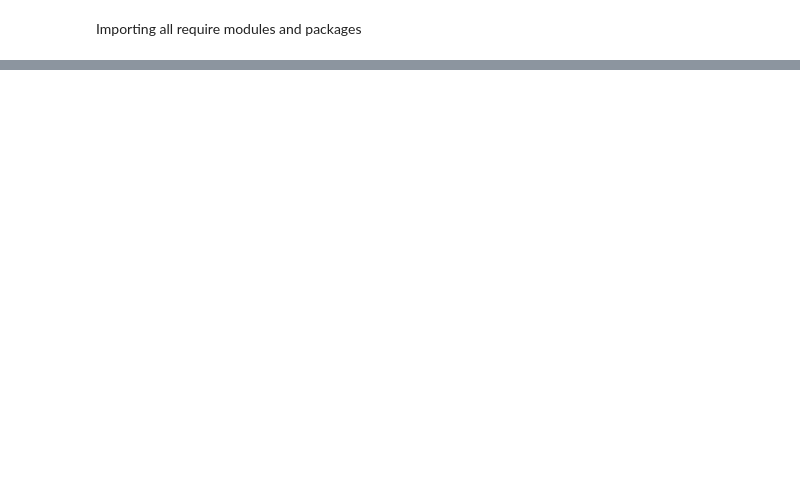
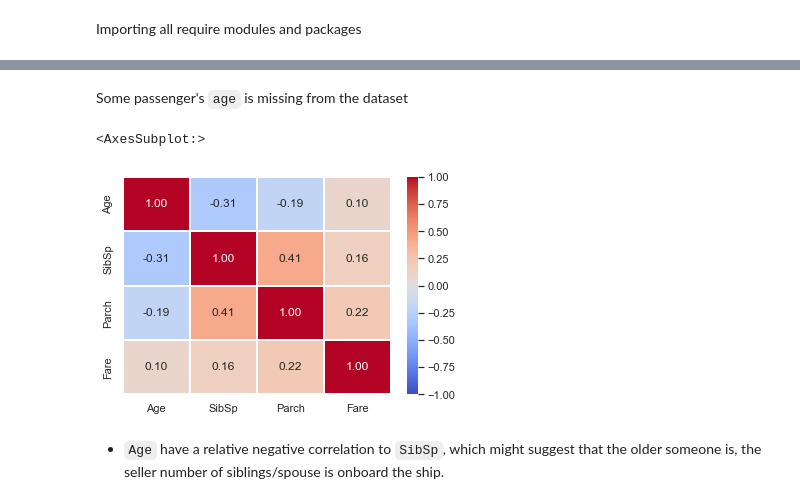
Before and after one commit to kelvintanwm/Kaggle, a Jupyter notebook: 1. Titanic/titanic_project.ipynb, the cells around one changed output, grey strips where cells are left out. Saved outputs shown, nothing was run; the diff lists cells and outputs as text; code cells hidden in the pictures; blank space fills up the shorter version.

```diff
--- a/1. Titanic/titanic_project.ipynb
+++ b/1. Titanic/titanic_project.ipynb
@@ -39,0 +38,3 @@ import opendatasets as od
+# %%
+sns.set()
+plt.rc('font', size=15)
@@ -51,0 +46,12 @@ print(response.status_code)
+# %%
+training = pd.read_csv('titanic/train.csv')
+test = pd.read_csv('titanic/test.csv')
+
+# to indicate whether the
+training['train_test'] = 1
+test['train_test'] = 0
+test['Survived'] = np.NaN
+all_data = pd.concat([training,test])
+
+%matplotlib inline
+all_data.columns
@@ -51,0 +139,7 @@ print(response.status_code)
+# %%
+# PassengerId  will not be included since it is just an indexof the passenger
+# "Survived" is the target variable
+# "train_test" is to classify whether the data is from training or test dataset
+
+num_df = training[["Age","SibSp","Parch","Fare"]] #5
+cat_df = training[["Name", "Pclass", "Sex","Ticket","Cabin","Embarked"]] #5
@@ -51,0 +184,11 @@ print(response.status_code)
+# %% [markdown]
+Some passenger's `age` is missing from the dataset
+# %%
+#f, axes = plt.subplots(1, 1, figsize=(12, 12))
+sns.heatmap(num_df.corr(), vmin = -1, vmax = 1, linewidths = 1.5,
+           annot = True, fmt = ".2f", annot_kws = {"size": 12}, cmap = 'coolwarm')
+# %% [output]
+<AxesSubplot:>
+[figure, added]
+# %% [markdown]
+* `Age` have a relative negative correlation to `SibSp`, which might suggest that the older someone is, the seller number of siblings/spouse is onboard the ship.
```
Also changed, not shown: parts of 54 cells of this notebook.
